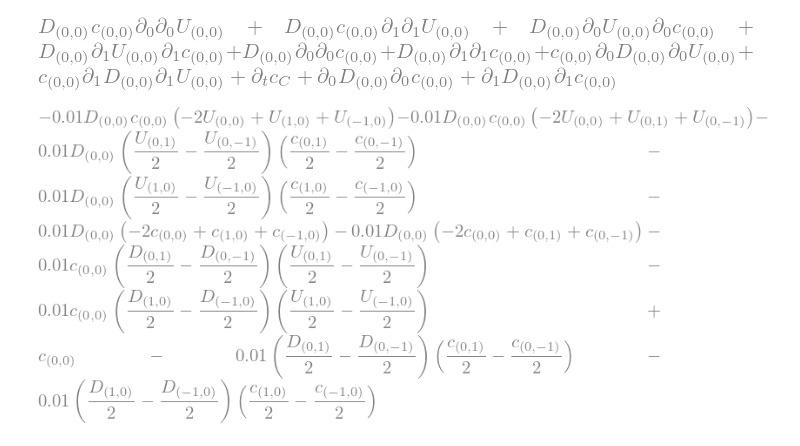
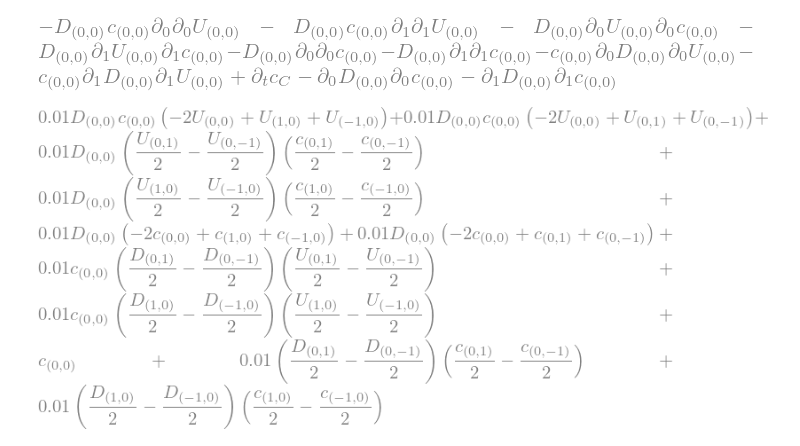
Before and after one commit to miklakt/sfb_empty_pore, a Jupyter notebook: old/numerical_diffusion.ipynb, the cells around one changed output. Saved outputs shown, nothing was run; the diff lists cells and outputs as text; code cells hidden in the pictures.

```diff
--- a/old/numerical_diffusion.ipynb
+++ b/old/numerical_diffusion.ipynb
@@ -25,16 +26,16 @@ D, U = ps.fields("D, U: [2d]", D=D_arr, U=U_arr)
 # %%
 spatial = lambda _axis_: ps.fd.diff(D[0,0]*(ps.fd.diff(c[0,0],_axis_)+c[0,0]*ps.fd.diff(U[0,0],_axis_)),_axis_)
 spatial = ps.fd.expand_diff_products(ps.fd.expand_diff_products(spatial(0)+spatial(1)))
 temporal = ps.fd.transient(c)
-diff_pde = temporal+spatial
+diff_pde = temporal-spatial
 diff_pde.simplify()
 # %% [output]
-[figure, old version]
+[figure, new version]
 # %%
 discretization =  ps.fd.Discretization2ndOrder(dx = 1, dt=0.01)(diff_pde.simplify())
 discretization
 # %% [output]
-[figure, old version]
+[figure, new version]
 # %%
 ast = ps.create_kernel([ps.Assignment(c_next[0,0], discretization)])
 kernel = ast.compile()
```
Also changed, not shown: parts of 7 cells of this notebook, 29 other files.
